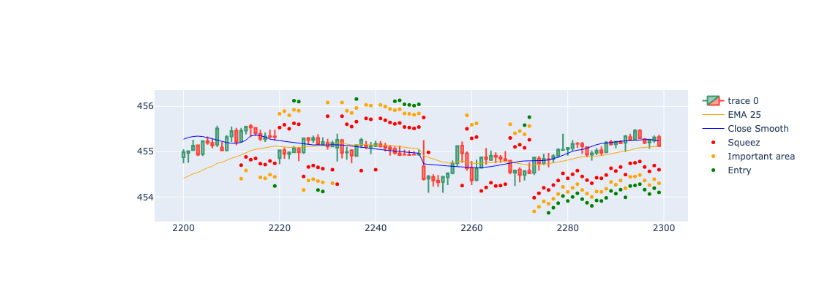
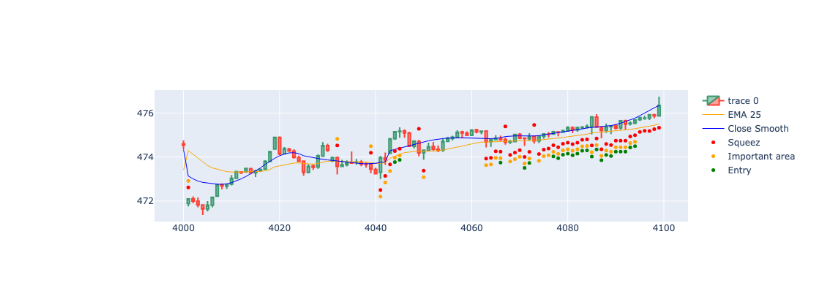
Before and after one commit to gastoncs/jupyter-docker, a Jupyter notebook: app/src/backtesting/squeez/squeez_pattern_v3.ipynb, the cells around one changed output. Drawn from its saved outputs; the diff is of its cells as text; code cells hidden in the pictures.

```diff
--- a/app/src/backtesting/squeez/squeez_pattern_v3.ipynb
+++ b/app/src/backtesting/squeez/squeez_pattern_v3.ipynb
@@ -40,18 +40,18 @@ def calculateBolingerAndKeltnerChannels(kc)->None:
 
 def priceActionUptrendInTheDay(zoneWidth = .30)->None:
 
-    #cond=(abs(df.open_smooth-df.ema25_5min)<=zoneWidth) | (abs(df.close_smooth-df.ema25_5min)<=zoneWidth)
-    #cond=abs(df.close_smooth-df.ema25_5min)<=zoneWidth
-    #cond=(((df.ema25_5min-df.close_smooth)<=zoneWidth) | (df.close_smooth>=df.ema25_5min))
+    #cond=(abs(df.open_smooth-df.ema25_5min)<=zoneWidth) | (abs(df.close5min_smooth-df.ema25_5min)<=zoneWidth)
+    #cond=abs(df.close5min_smooth-df.ema25_5min)<=zoneWidth
+    #cond=(((df.ema25_5min-df.close5min_smooth)<=zoneWidth) | (df.close5min_smooth>=df.ema25_5min))
 
     #df['isPriceActionAboveEma25'] = False
-    #cond=df.close_smooth>=df.ema25_5min
+    #cond=df.close5min_smooth>=df.ema25_5min
     #df.loc[cond, 'isPriceActionAboveEma25'] = True
 
     '''
     def determine():
-        if df["ema25_5min"]>df["close_smooth"]:
-            if(df["ema25_5min"]-df["close_smooth"])<=zoneWidth:
+        if df["ema25_5min"]>df["close5min_smooth"]:
+            if(df["ema25_5min"]-df["close5min_smooth"])<=zoneWidth:
                 df["isPriceActionAboveEma25"] = True
             else:
                 df["isPriceActionAboveEma25"] = False
@@ -62,9 +62,9 @@ def priceActionUptrendInTheDay(zoneWidth = .30)->None:
     df2 = determine()
     '''
 
-    df['isPriceActionAboveEma25'] = np.where(df.ema25_5min > df.close_smooth,
-                                                 np.where((df.ema25_5min-df.close_smooth)<=zoneWidth, True, False),
-                                             np.where(df.ema25_5min < df.close_smooth, True, False))
+    df['isPriceActionAboveEma25'] = np.where(df.ema25_5min > df.close5min_smooth,
+                                                 np.where((df.ema25_5min-df.close5min_smooth)<=zoneWidth, True, False),
+                                             np.where(df.ema25_5min < df.close5min_smooth, True, False))
 
     df['isTheDayAbove25Ema'] = df.groupby('YMD').isPriceActionAboveEma25.transform(
         lambda x: False if x[x==False].value_counts().shape[0] > 0 else True)
@@ -78,11 +78,8 @@ def detectSqueezeCloseToEMA(zoneWidth = .30)->None:
     cond =(
             (df.squeezedArea == EMA25['PRICE_ACCION_OVER_EMA'].value) &
             (
-                df.close_smooth > df.ema25_5min
-            ) &
-           (
-               (abs(df.close_smooth-df.ema25_5min)<=zoneWidth)
-           )
+                abs(df.low5min_smooth-df.ema25_5min<=zoneWidth)
+            )
         )
 
     df.loc[cond, 'squeezeCloseToEma'] = EMA25['PRICE_ACCION_OVER_EMA'].value
@@ -94,7 +91,7 @@ def detectSqueezeCloseToEMA(zoneWidth = .30)->None:
             df.squeezedArea == EMA25['PRICE_ACCION_UNDER_EMA'].value
         ) &
         (
-            abs(df.high_5min-df.ema25_5min)<=zoneWidth
+            abs(df.high5min_smooth-df.ema25_5min<=zoneWidth)
         )
     )
 
@@ -155,8 +152,8 @@ def detectPosibleBreak(candle)->None:
         posibleBreak = EMA25['PRICE_ACCION_UNDER_EMA'].value
     elif len(lastTreeOver) == window and \
          squeezeCloseToEma == EMA25['PRICE_ACCION_OVER_EMA'].value and \
-         isTheDayAbove25Ema == True and \
-         areDailyEmaStacked == STACKED_EMA['POSITIVE'].value:
+         areDailyEmaStacked == STACKED_EMA['POSITIVE'].value  and \
+         isTheDayAbove25Ema == True:
 
         posibleBreak = EMA25['PRICE_ACCION_OVER_EMA'].value
     else:
@@ -196,7 +193,9 @@ if __name__ == '__main__':
     df.rename(columns={'Gmt time_x':'datetime_gmt'}, inplace = True)
 
     df['datetime_est']=pd.to_datetime(df["datetime_gmt"], unit='ms').dt.tz_localize('UTC').dt.tz_convert('US/Eastern')
-    df["close_smooth"] = savgol_filter(df.close_5min, 49, 5)
+    df["close5min_smooth"] = savgol_filter(df.close_5min, 49, 5)
+    df["high5min_smooth"] = savgol_filter(df.high_5min, 49, 5)
+    df["low5min_smooth"] = savgol_filter(df.low_5min, 49, 5)
 
     fromTodayStart = '2023-10-01 09:30:00'
     toNow   = '2024-10-01 16:00:00'
@@ -222,8 +221,8 @@ if __name__ == '__main__':
 
     df = df[['datetime_est','YMD','index','open_5min','high_5min','low_5min','close_5min','volume_5min',
              'squeezedArea','squeezeCloseToEma','posibleBreak','areDailyEmaStacked',
-             'ema89','ema55','ema34','ema21','ema8','ema25_5min','close_smooth', 'isTheDayAbove25Ema',
-             'isPriceActionAboveEma25']]
+             'ema89','ema55','ema34','ema21','ema8','ema25_5min','close5min_smooth','high5min_smooth',
+             'low5min_smooth','isTheDayAbove25Ema','isPriceActionAboveEma25']]
 
     result = df[df["posibleBreak"]==EMA25['PRICE_ACCION_OVER_EMA'].value]
     #result = df[df["areDailyEmaStacked"]!=0]
@@ -268,34 +267,34 @@ with pd.option_context("mode.copy_on_write", True):
 import plotly.io as pio
 import plotly.graph_objects as go
 
-dfpl = df[2200:2300]
+dfpl = df[4000:4100]
 
 fig = go.Figure(
     data=[
         go.Candlestick(
             x=dfpl.index,
             open=dfpl['open_5min'],
             high=dfpl['high_5min'],
             low=dfpl['low_5min'],
             close=dfpl['close_5min']),
         go.Scatter(
             x=dfpl.index,
             y=dfpl['ema25_5min'],
             line=dict(color='orange', width=1),
             name="EMA 25"),
         go.Scatter(
             x=dfpl.index,
-            y=dfpl['close_smooth'],
+            y=dfpl['close5min_smooth'],
             line=dict(color='blue', width=1),
-            name="Close Smooth"),
+            name="Close Smooth")
     ]
 )
 
 fig.add_scatter(x=dfpl.index, y=dfpl['squezzeArea'], mode="markers", marker=dict(size=5, color="red"), name="Squeez")
 fig.add_scatter(x=dfpl.index, y=dfpl['squeezeCloseToEmaArea'], mode="markers", marker=dict(size=5, color="orange"), name="Important area")
 fig.add_scatter(x=dfpl.index, y=dfpl['posibleBreakArea'], mode="markers", marker=dict(size=5, color="green"), name="Entry")
 
 fig.update_layout(xaxis_rangeslider_visible=False)
 fig.show()
 # %% [output]
-[figure, old version]
+[figure, new version]
```
Also changed, not shown: 2 other files.
